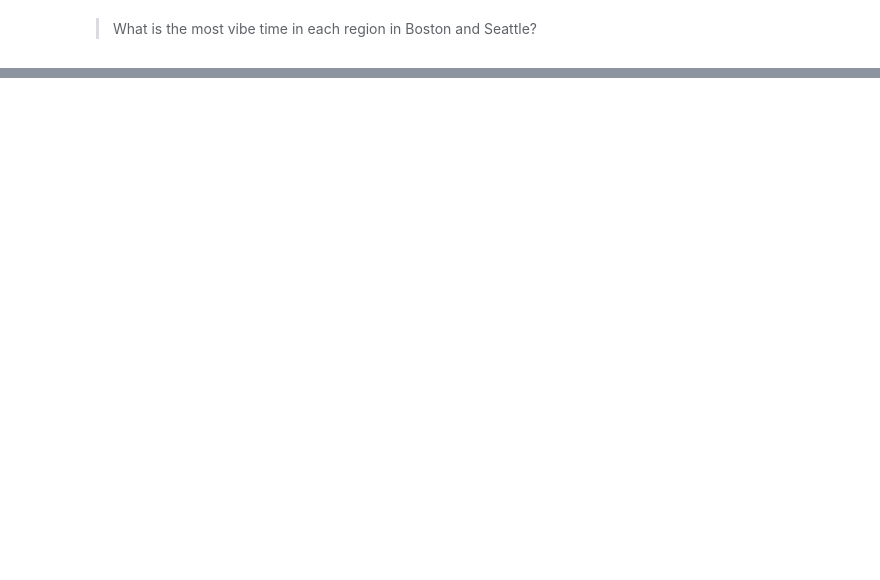
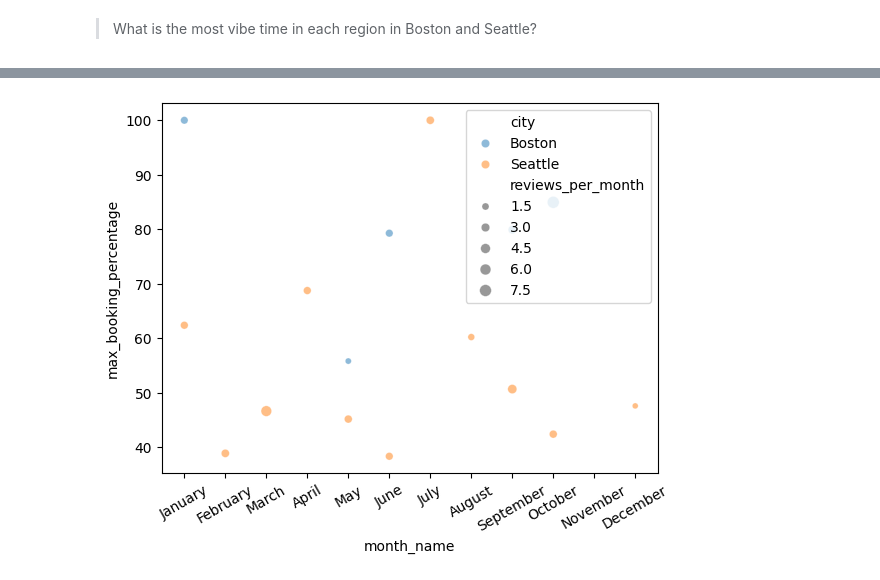
Before and after one commit to GinnCheng/Proj-Kaggle-Airbnb, a Jupyter notebook: main_script.ipynb, the cells around one changed output, grey strips where cells are left out. Cells and saved outputs as stored; diff of their text form; code cells hidden in the pictures; blank space fills up the shorter version.

```diff
--- a/main_script.ipynb
+++ b/main_script.ipynb
@@ -217,0 +276,15 @@ grouped
+# %%
+# create a dataframe for the maximum percentage of bookings
+book_pct = df.groupby(by=['city','neighbourhood_cleansed','month_name','month']).booked.sum()/df.groupby(by=['city','neighbourhood_cleansed','month_name','month']).booked.count()*100
+book_pct = book_pct.groupby(level=1).aggregate(['idxmax', 'max'])
+book_pct.reset_index(inplace=True)
+book_pct.rename(columns = dict(zip(book_pct.columns.tolist(),['region','city_region_month','max_booking_percentage'])), inplace=True)
+book_pct[['city', 'month', 'month_name']] = book_pct['city_region_month'].apply(lambda x: pd.Series([x[0],x[3],x[2]]))
+book_pct.drop(columns=['city_region_month'], inplace=True)
+book_pct.month_name = pd.Categorical(book_pct.month_name, categories=month_order, ordered=True)
+# %%
+# create a dataframe for sum of reviews per month
+nrew = df.groupby(by=['city','neighbourhood_cleansed','month']).reviews_per_month.mean()
+nrew = nrew.groupby(level=1).mean()
+book_pct_nrew = book_pct.merge(nrew, how='inner', left_on='region', right_on='neighbourhood_cleansed')
+book_pct_nrew
@@ -217,0 +305,5 @@ grouped
+# %%
+# find the most vibe region in each month for each city
+max_indx = book_pct_nrew.groupby(by=['city','month']).max_booking_percentage.idxmax().values
+vibe_month = book_pct_nrew.iloc[max_indx]
+vibe_month
@@ -217,0 +328,8 @@ grouped
+# %%
+fig, ax = plt.subplots()
+sns.scatterplot(data=vibe_month, x='month_name', y='max_booking_percentage',hue='city',
+                ax=ax, size='reviews_per_month', alpha=.5, legend='auto')
+plt.xticks(rotation=30)
+plt.show()
+# %% [output]
+[figure, added]
```
Also changed, not shown: parts of 22 cells of this notebook.
